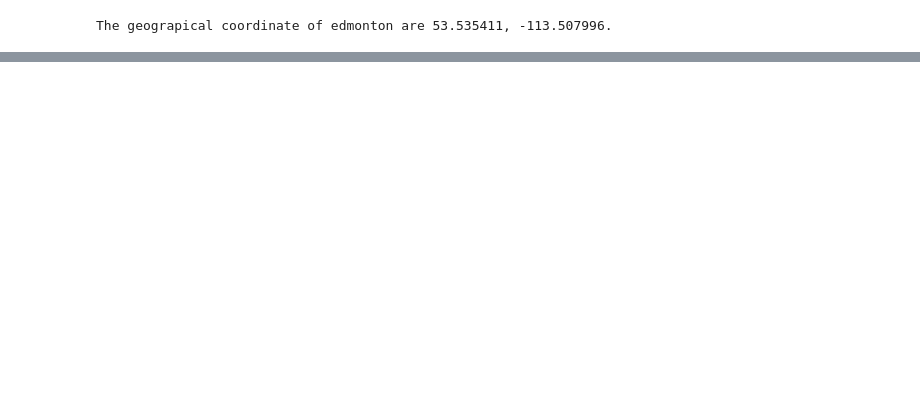
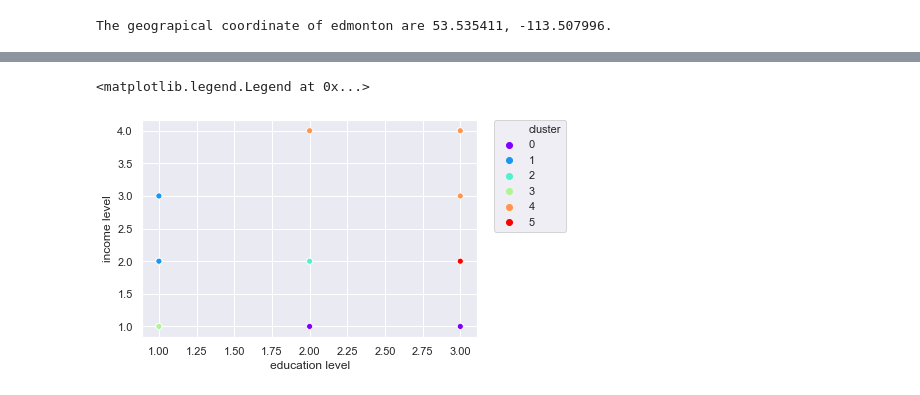
Before and after one commit to JayGeisler/Coursera_Capstone, a Jupyter notebook: Edmonton_metro.ipynb, the cells around one changed output, grey strips where cells are left out. Saved outputs shown, nothing was run; the diff lists cells and outputs as text; code cells hidden in the pictures; blank space fills up the shorter version.

```diff
--- a/Edmonton_metro.ipynb
+++ b/Edmonton_metro.ipynb
@@ -486,0 +615,4 @@ def getNearbyVenues(names, latitudes, longitudes, radius=500):
+# %%
+income_levels = get_levels(income_df['Less than $60,000'],income_df['$60,000 to $125,000'],income_df['$125,000 to $200,000'],income_df['$200,000 or more'])
+
+edu_levels = get_levels(edm_hood_total['High School Diploma or below'],edm_hood_total['Trades, College Certificate or Diploma'],edm_hood_total['University Degree'],edm_hood_total['Medical degree, Master\'s or Doctorate'])
@@ -486,0 +655,9 @@ def getNearbyVenues(names, latitudes, longitudes, radius=500):
+# %%
+kclusters = 6
+
+# run k-means clustering
+kmeans = KMeans(n_clusters=kclusters, random_state=0).fit(hood_clusters)
+
+hood_clusters['cluster'] = kmeans.labels_
+hood_clusters['Neighbourhood Name'] = edm_hood_total['Neighbourhood Name']
+hood_clusters['Neighbourhood Number'] = edm_hood_total['Neighbourhood Number']
@@ -486,0 +701,23 @@ def getNearbyVenues(names, latitudes, longitudes, radius=500):
+# %%
+# create map
+map_clusters = folium.Map(location=[latitude, longitude], zoom_start=11)
+
+# set color scheme for the clusters
+x = np.arange(kclusters)
+ys = [i + x + (i*x)**2 for i in range(kclusters)]
+colors_array = cm.rainbow(np.linspace(0, 1, len(ys)))
+rainbow = [colors.rgb2hex(i) for i in colors_array]
+# add markers to the map
+markers_colors = []
+for lat, lon, poi, cluster in zip(edm_hood_total['Latitude'], edm_hood_total['Longitude'], edm_hood_total['Neighbourhood Name'], edm_hood_total['Cluster Labels']):
+    label = folium.Popup(str(poi) + ' Cluster ' + str(cluster), parse_html=True)
+    folium.CircleMarker(
+        [lat, lon],
+        radius=5,
+        popup=label,
+        color=rainbow[cluster],
+        fill=True,
+        fill_color=rainbow[cluster],
+        fill_opacity=0.7).add_to(map_clusters)
+
+map_clusters
@@ -486,0 +734,11 @@ def getNearbyVenues(names, latitudes, longitudes, radius=500):
+# %%
+import matplotlib.pyplot as plt
+import seaborn as sns
+
+g = sns.scatterplot(x = hood_clusters['education level'],y = hood_clusters['income level'], hue = hood_clusters['cluster'],palette = rainbow)
+
+# moving legend outside of the graph
+plt.legend(bbox_to_anchor=(1.05, 1), loc=2, borderaxespad=0.)
+# %% [output]
+<matplotlib.legend.Legend at 0x...>
+[figure, added]
```
Also changed, not shown: parts of 65 cells of this notebook, 10 other files.
